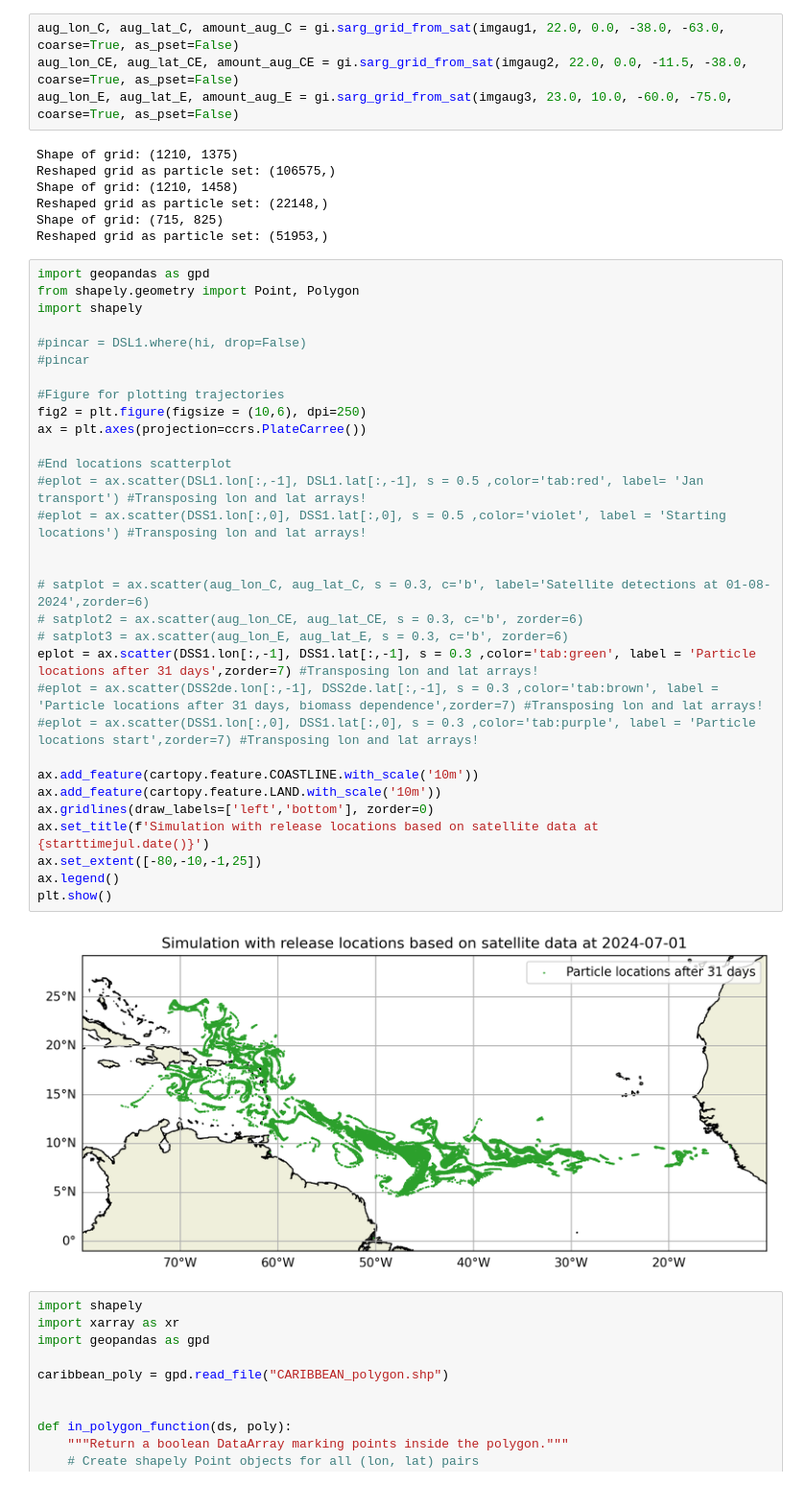
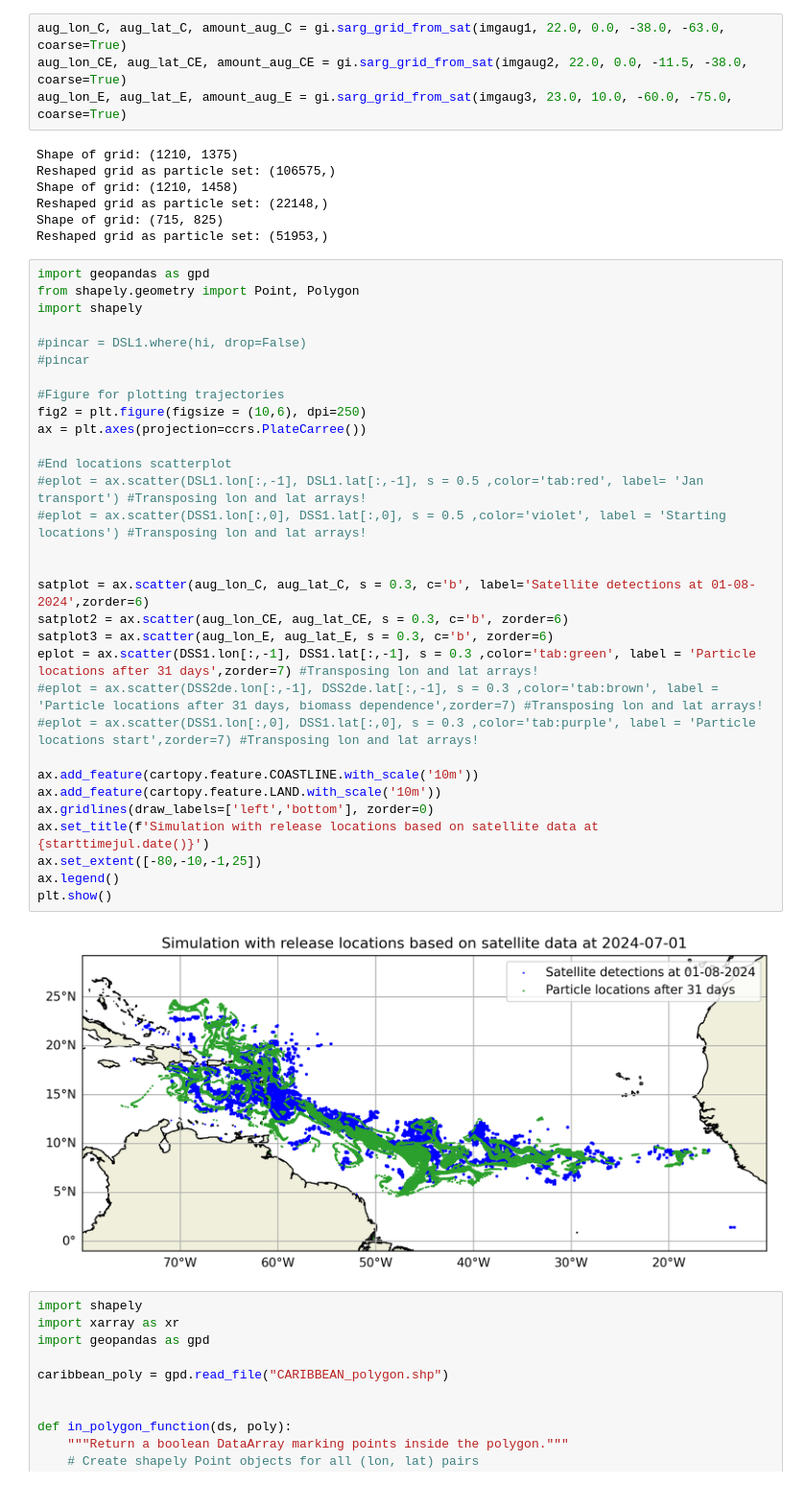
Before and after one commit to Parcels-code/Sargassum_growth_model, a Jupyter notebook: check_kN.ipynb, the cells around one changed output. Shown at 96% size. Cells and saved outputs as stored; diff of their text form.

```diff
--- a/check_kN.ipynb
+++ b/check_kN.ipynb
@@ -255,9 +252,9 @@ plt.show()
 (2, 372)
 [figure]
 # %%
-aug_lon_C, aug_lat_C, amount_aug_C = gi.sarg_grid_from_sat(imgaug1, 22.0, 0.0, -38.0, -63.0, coarse=True, as_pset=False)
-aug_lon_CE, aug_lat_CE, amount_aug_CE = gi.sarg_grid_from_sat(imgaug2, 22.0, 0.0, -11.5, -38.0, coarse=True, as_pset=False)
-aug_lon_E, aug_lat_E, amount_aug_E = gi.sarg_grid_from_sat(imgaug3, 23.0, 10.0, -60.0, -75.0, coarse=True, as_pset=False)
+aug_lon_C, aug_lat_C, amount_aug_C = gi.sarg_grid_from_sat(imgaug1, 22.0, 0.0, -38.0, -63.0, coarse=True)
+aug_lon_CE, aug_lat_CE, amount_aug_CE = gi.sarg_grid_from_sat(imgaug2, 22.0, 0.0, -11.5, -38.0, coarse=True)
+aug_lon_E, aug_lat_E, amount_aug_E = gi.sarg_grid_from_sat(imgaug3, 23.0, 10.0, -60.0, -75.0, coarse=True)
 # %% [output]
 Shape of grid: (1210, 1375)
 Reshaped grid as particle set: (106575,)
@@ -268,36 +265,36 @@ Reshaped grid as particle set: (51953,)
 # %%
 import geopandas as gpd
 from shapely.geometry import Point, Polygon
 import shapely
 
 #pincar = DSL1.where(hi, drop=False)
 #pincar
 
 #Figure for plotting trajectories
 fig2 = plt.figure(figsize = (10,6), dpi=250)
 ax = plt.axes(projection=ccrs.PlateCarree())
 
 #End locations scatterplot
 #eplot = ax.scatter(DSL1.lon[:,-1], DSL1.lat[:,-1], s = 0.5 ,color='tab:red', label= 'Jan transport') #Transposing lon and lat arrays!
 #eplot = ax.scatter(DSS1.lon[:,0], DSS1.lat[:,0], s = 0.5 ,color='violet', label = 'Starting locations') #Transposing lon and lat arrays!
 
 
-# satplot = ax.scatter(aug_lon_C, aug_lat_C, s = 0.3, c='b', label='Satellite detections at 01-08-2024',zorder=6)
-# satplot2 = ax.scatter(aug_lon_CE, aug_lat_CE, s = 0.3, c='b', zorder=6)
-# satplot3 = ax.scatter(aug_lon_E, aug_lat_E, s = 0.3, c='b', zorder=6)
+satplot = ax.scatter(aug_lon_C, aug_lat_C, s = 0.3, c='b', label='Satellite detections at 01-08-2024',zorder=6)
+satplot2 = ax.scatter(aug_lon_CE, aug_lat_CE, s = 0.3, c='b', zorder=6)
+satplot3 = ax.scatter(aug_lon_E, aug_lat_E, s = 0.3, c='b', zorder=6)
 eplot = ax.scatter(DSS1.lon[:,-1], DSS1.lat[:,-1], s = 0.3 ,color='tab:green', label = 'Particle locations after 31 days',zorder=7) #Transposing lon and lat arrays!
 #eplot = ax.scatter(DSS2de.lon[:,-1], DSS2de.lat[:,-1], s = 0.3 ,color='tab:brown', label = 'Particle locations after 31 days, biomass dependence',zorder=7) #Transposing lon and lat arrays!
 #eplot = ax.scatter(DSS1.lon[:,0], DSS1.lat[:,0], s = 0.3 ,color='tab:purple', label = 'Particle locations start',zorder=7) #Transposing lon and lat arrays!
 
 ax.add_feature(cartopy.feature.COASTLINE.with_scale('10m'))
 ax.add_feature(cartopy.feature.LAND.with_scale('10m'))
 ax.gridlines(draw_labels=['left','bottom'], zorder=0)
 ax.set_title(f'Simulation with release locations based on satellite data at {starttimejul.date()}')
 ax.set_extent([-80,-10,-1,25])
 ax.legend()
 plt.show()
 # %% [output]
-[figure, old version]
+[figure, new version]
 # %%
 import shapely
 import xarray as xr
```
Also changed, not shown: parts of 14 cells of this notebook, 46 other files.
